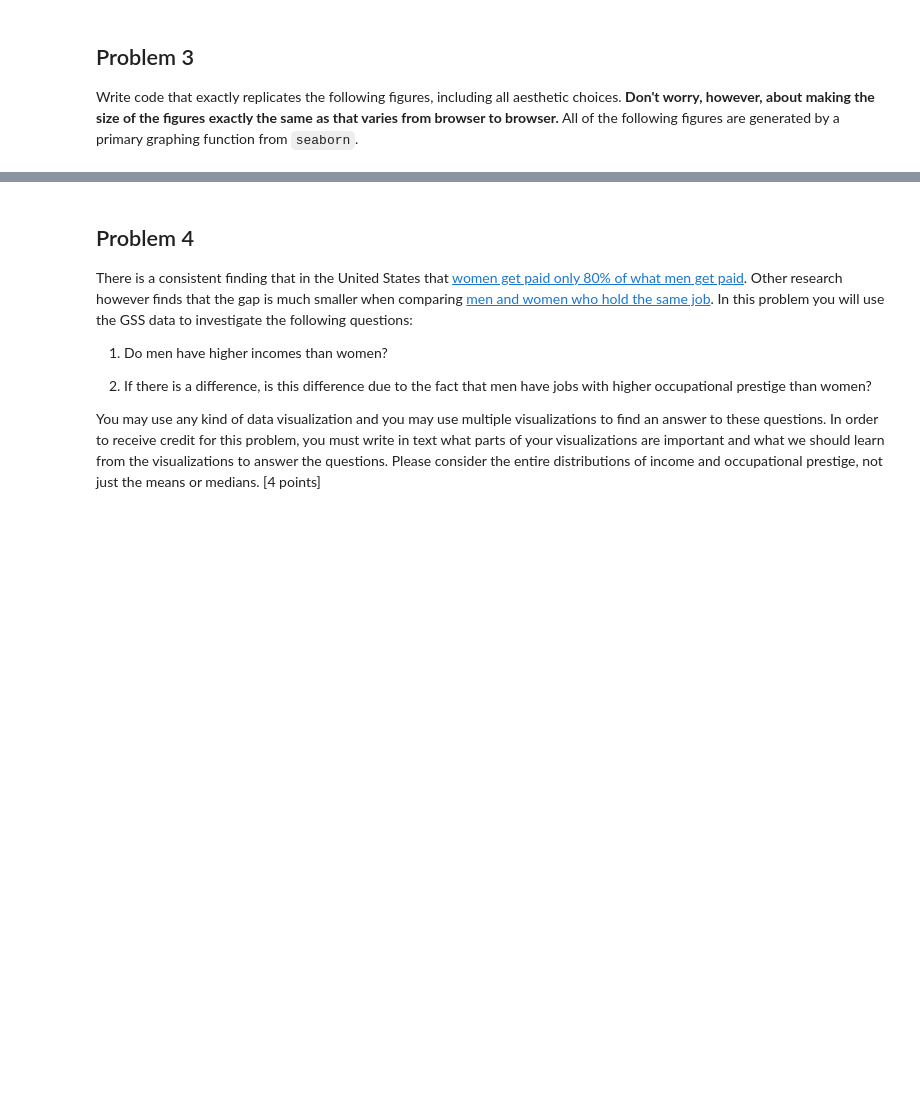
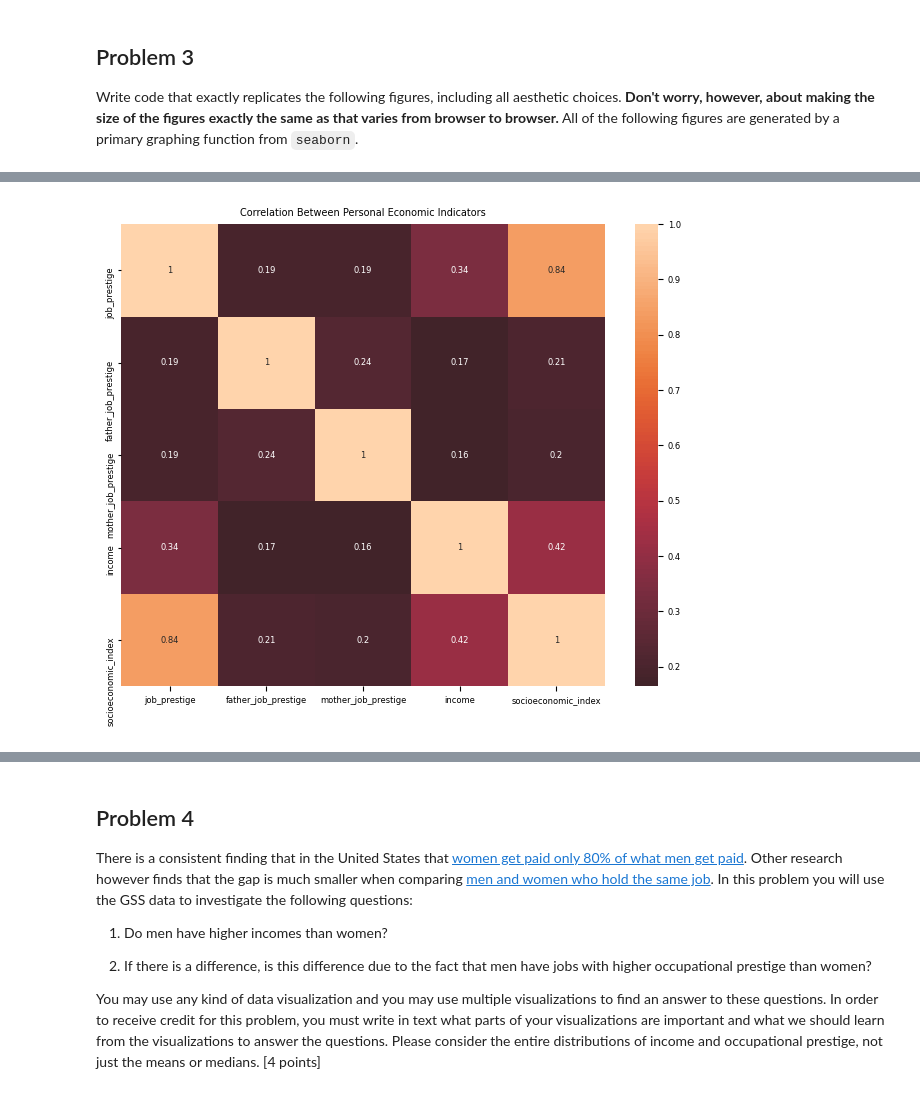
Before and after one commit to tslever/Tom_Levers_Public_Git_Repository, a Jupyter notebook: UVA/3--Practice_And_Application_Of_Data_Science/11--Data_Visualization/labassignment11.ipynb, the cells around one changed output, grey strips where cells are left out. Saved outputs shown, nothing was run; the diff lists cells and outputs as text; code cells hidden in the pictures; blank space fills up the shorter version.

```diff
--- a/UVA/3--Practice_And_Application_Of_Data_Science/11--Data_Visualization/labassignment11.ipynb
+++ b/UVA/3--Practice_And_Application_Of_Data_Science/11--Data_Visualization/labassignment11.ipynb
@@ -224,6 +264,24 @@ Replicate the following figure:
 <img src="https://raw.githubusercontent.com/jkropko/DS-6001/master/localimages/partb.png" width='700'>
 
 [Hint: to match the color scheme, you will need to set `center=0`.] [2 points]
+# %%
+correlation_matrix = gss_clean[['job_prestige', 'father_job_prestige', 'mother_job_prestige', 'income', 'socioeconomic_index']].corr()
+sns.color_palette('dark:salmon_r', as_cmap = True)
+fig = plt.figure(figsize = (6 * 1.3, 4 * 1.5))
+ax = sns.heatmap(correlation_matrix, center = 0, annot = True, annot_kws = {"fontsize": 6})
+plt.xticks(rotation = 0, fontsize = 6)
+plt.yticks(rotation = 90, fontsize = 6, va = 'top')
+cax = ax.figure.axes[-1]
+cax.tick_params(labelsize = 6)
+plt.title('Correlation Between Personal Economic Indicators', fontsize = 7)
+ax.tick_params(axis = 'y', length = 2)
+dx = 1/72.; dy = 2.5/72.
+import matplotlib
+offset = matplotlib.transforms.ScaledTranslation(dx, dy, fig.dpi_scale_trans)
+for label in ax.yaxis.get_majorticklabels():
+    label.set_transform(label.get_transform() + offset)
+# %% [output]
+[figure, added]
 # %% [markdown]
 ### Part c
 Replicate the following figure:
```
Also changed, not shown: parts of 37 cells of this notebook.
